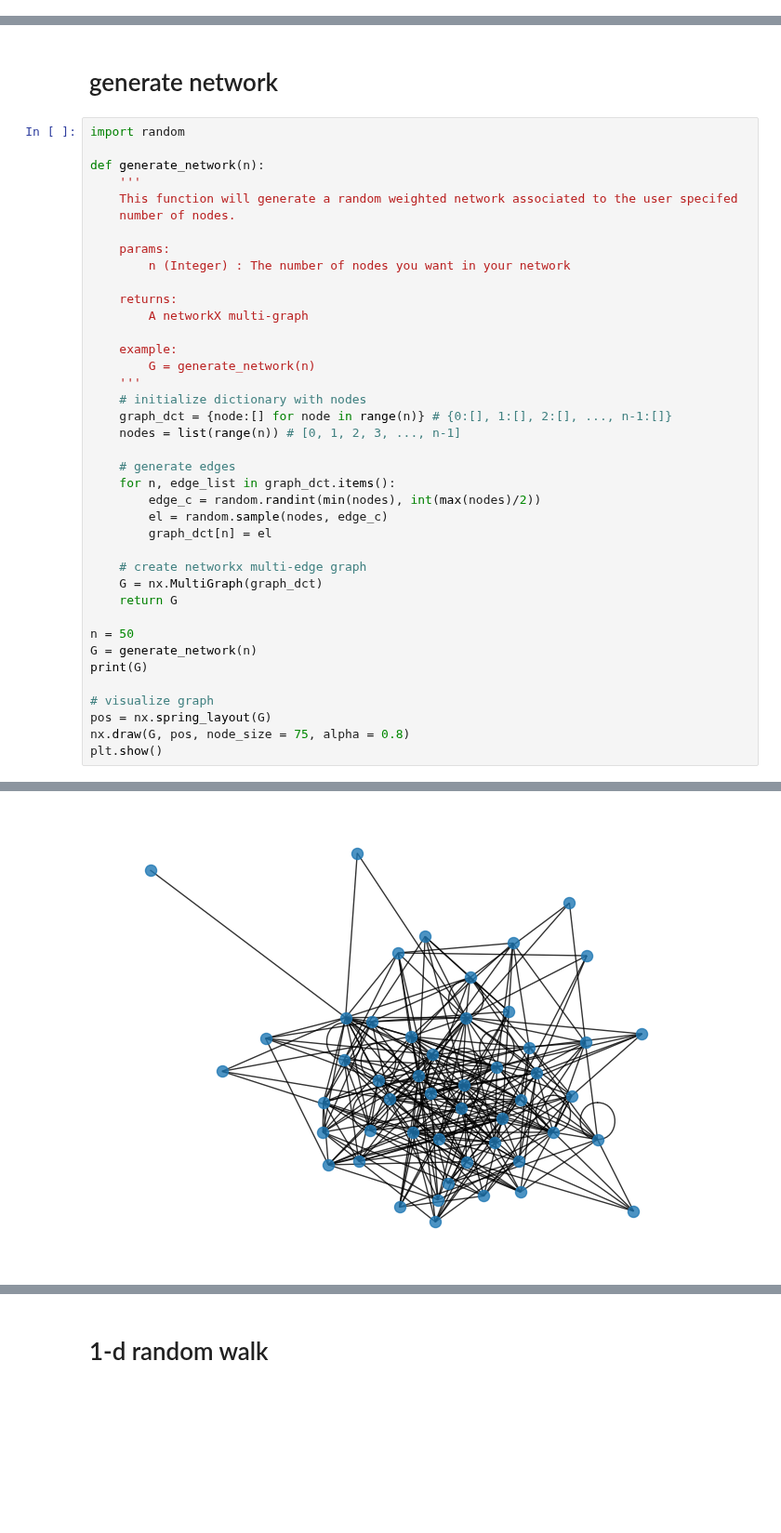
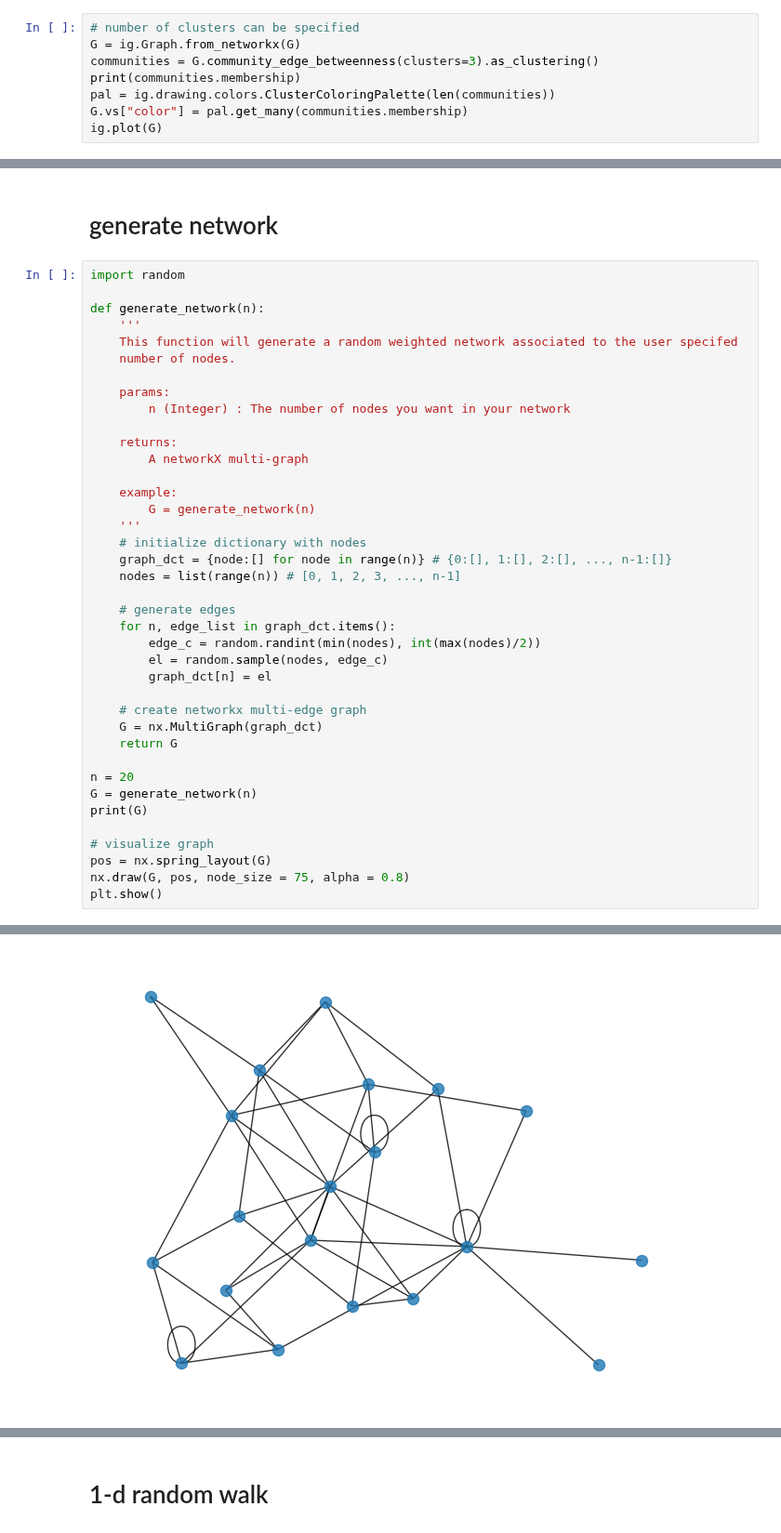
Before and after one commit to smallcat9603/graph, a Jupyter notebook: IMTool-master/plot.ipynb, the cells around one changed output, grey strips where cells are left out. Shown at 93% size. Drawn from its saved outputs; the diff is of its cells as text; blank space fills up the shorter version.

```diff
--- a/IMTool-master/plot.ipynb
+++ b/IMTool-master/plot.ipynb
@@ -62,0 +128,8 @@ plt.show()
+# %%
+# number of clusters can be specified
+G = ig.Graph.from_networkx(G)
+communities = G.community_edge_betweenness(clusters=3).as_clustering()
+print(communities.membership)
+pal = ig.drawing.colors.ClusterColoringPalette(len(communities))
+G.vs["color"] = pal.get_many(communities.membership)
+ig.plot(G)
@@ -93,7 +169,7 @@ def generate_network(n):
     G = nx.MultiGraph(graph_dct)
     return G
 
-n = 50
+n = 20
 G = generate_network(n)
 print(G)
 
@@ -106 +182 @@ MultiGraph with 50 nodes and 280 edges
-[figure, old version]
+[figure, new version]
```
Also changed, not shown: parts of 17 cells of this notebook.
